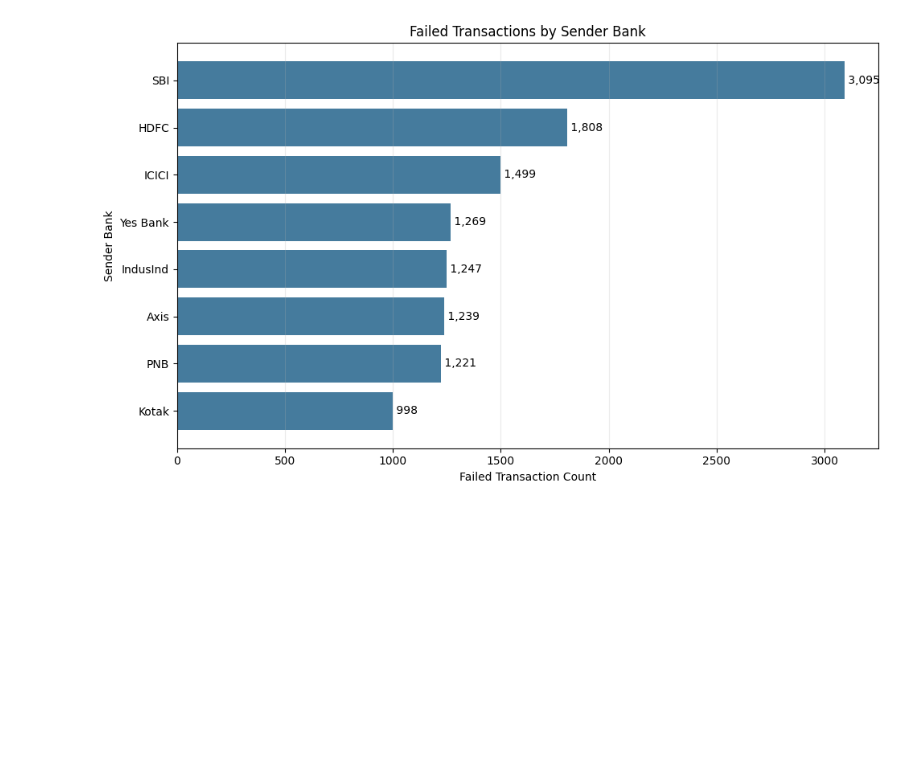
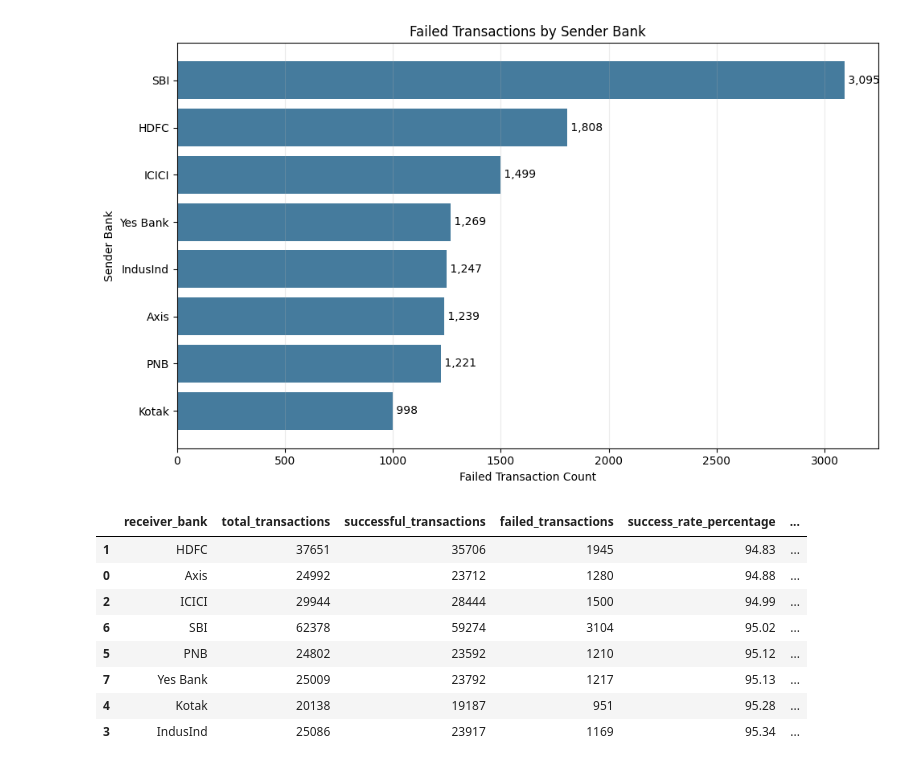
Before and after one commit to KaviyaVelmurugan/upi-transaction-intelligence-platform, a Jupyter notebook: notebooks/02_eda.ipynb, the cells around one changed output. Cells and saved outputs as stored; diff of their text form; code cells hidden in the pictures; blank space fills up the shorter version.

```diff
--- a/notebooks/02_eda.ipynb
+++ b/notebooks/02_eda.ipynb
@@ -1358,0 +1365,13 @@ plt.show()
+# %%
+receiver_bank_status = build_status_summary(df, "receiver_bank")
+receiver_bank_status
+# %% [output]
+|  | receiver_bank | total_transactions | successful_transactions | failed_transactions | success_rate_percentage | ... |
+| 1 | HDFC | 37651 | 35706 | 1945 | 94.83 | ... |
+| 0 | Axis | 24992 | 23712 | 1280 | 94.88 | ... |
+| 2 | ICICI | 29944 | 28444 | 1500 | 94.99 | ... |
+| 6 | SBI | 62378 | 59274 | 3104 | 95.02 | ... |
+| 5 | PNB | 24802 | 23592 | 1210 | 95.12 | ... |
+| 7 | Yes Bank | 25009 | 23792 | 1217 | 95.13 | ... |
+| 4 | Kotak | 20138 | 19187 | 951 | 95.28 | ... |
+| 3 | IndusInd | 25086 | 23917 | 1169 | 95.34 | ... |
```
Also changed, not shown: parts of 4 cells of this notebook, 1 other file.
